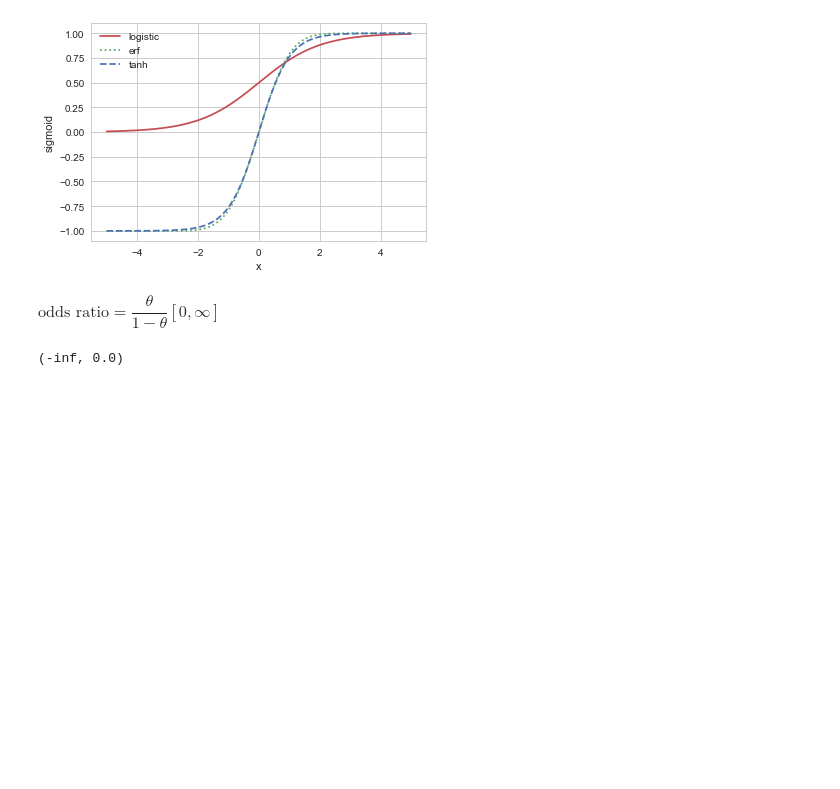
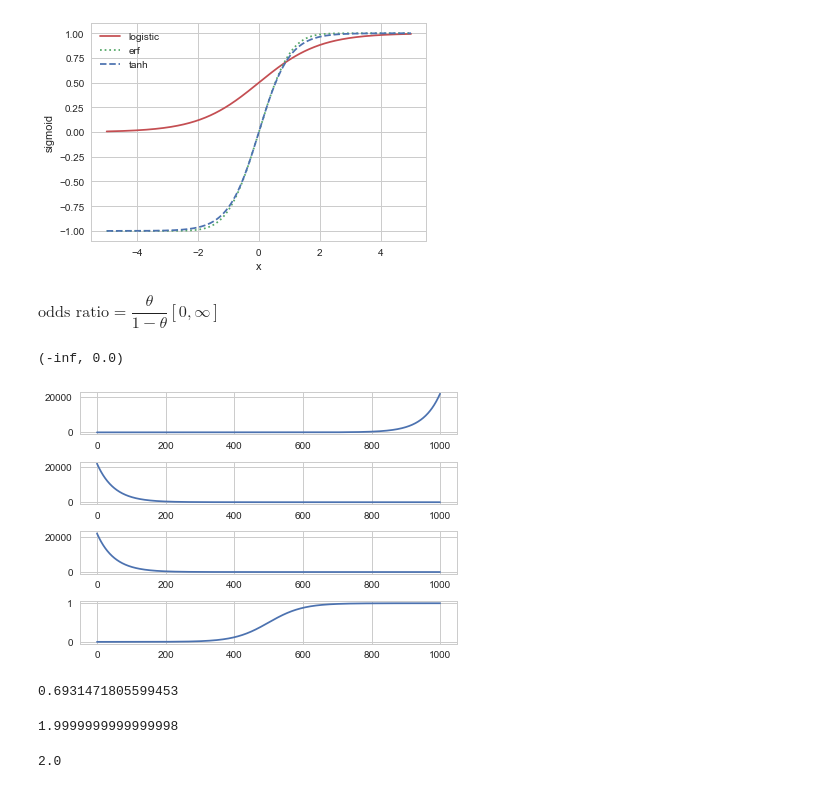
Before and after one commit to dooyeoung/study, a Jupyter notebook: regression_logistic/Untitled.ipynb, the cells around one changed output. Drawn from its saved outputs; the diff is of its cells as text; code cells hidden in the pictures; blank space fills up the shorter version.

```diff
--- a/regression_logistic/Untitled.ipynb
+++ b/regression_logistic/Untitled.ipynb
@@ -21,3 +23,33 @@ t = 0
 np.log(t / (1-t)), t / (1-t)
 # %% [output]
 (-inf, 0.0)
+# %%
+xx = np.linspace(-10, 10, 1000)
+plt.subplot(4,1,1)
+plt.plot(np.exp(xx))
+
+plt.subplot(4,1,2)
+plt.plot(np.exp(-xx))
+
+plt.subplot(4,1,3)
+plt.plot(1+np.exp(-xx))
+
+plt.subplot(4,1,4)
+plt.plot(1/(1+np.exp(-xx)))
+
+plt.tight_layout(pad=1, h_pad=1)
+plt.show()
+# %% [output]
+[figure, added]
+# %%
+np.log(2)
+# %% [output]
+0.6931471805599453
+# %%
+math.e ** 0.6931471805599453
+# %% [output]
+1.9999999999999998
+# %%
+np.exp(0.6931471805599453)
+# %% [output]
+2.0
```
Also changed, not shown: parts of 78 cells of this notebook, 14 other files.
